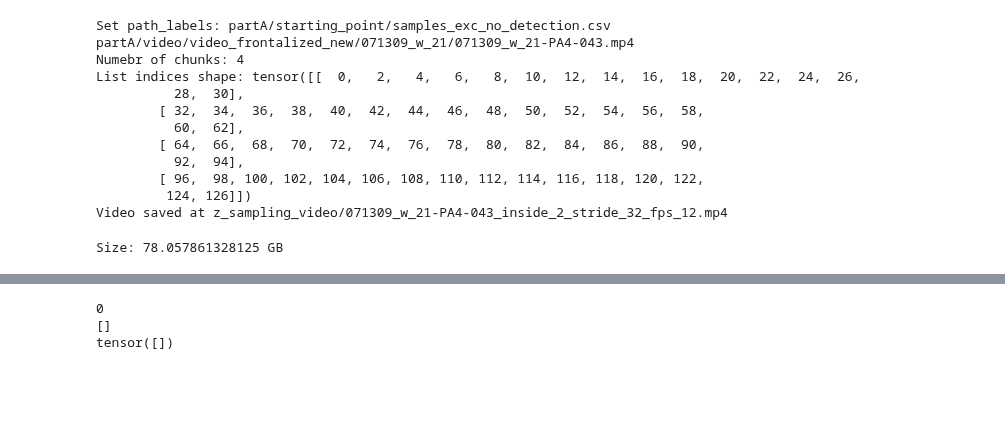
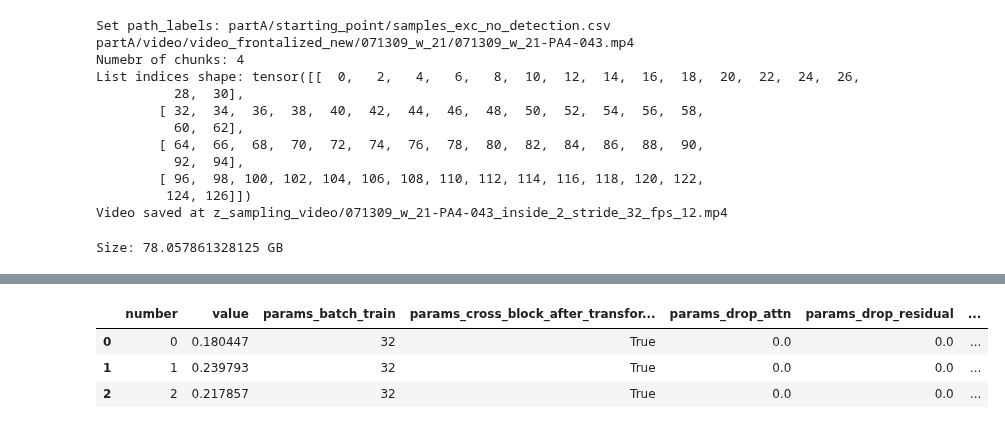
Before and after one commit to villifCoder559/PainAssessmentVideo, a Jupyter notebook: test.ipynb, the cells around one changed output, grey strips where cells are left out. Cells and saved outputs as stored; diff of their text form; code cells hidden in the pictures; blank space fills up the shorter version.

```diff
--- a/test.ipynb
+++ b/test.ipynb
@@ -258,8 +105,3 @@ list_subject_id torch.Size([69336])
-# %%
-import pickle
-pkl_path = "/media/villi/TOSHIBA EXT/video_Test/test_Mar_21/history_run_GRU100_1741962146/1741980821770_VIDEOMAE_v2_B_NONE_NONE_SLIDING_WINDOW_ATTENTIVE/k_fold_results.pkl"
-with open(pkl_path, 'rb') as f:
-  data_1 = pickle.load(f)
 # %%
 label_prediction_dict = {}
 np_labels = np.array(list_labels)
@@ -391,6 +172,0 @@ plt.show()
-# %%
-import pickle
-
-pkl_path = "/media/villi/TOSHIBA EXT/video_Test/test_Mar_21/history_run_concat_ATTENTIVE_ultron_1742226356/1742252022496_VIDEOMAE_v2_B_NONE_NONE_SLIDING_WINDOW_ATTENTIVE/k_fold_results.pkl"
-with open(pkl_path, 'rb') as f:
-  data_1 = pickle.load(f)
@@ -795,10 +559,12 @@ pose_emb_np_1d = pos_embs.get_1d_sincos_pos_embed(
-# %%
-import numpy as np
-mask = ~np.isclose(pose_emb_np,pose_emb_torch.numpy(),atol=1e-6)
-print(mask.sum())
-print(pose_emb_np[mask])
-print(pose_emb_torch[mask])
-# %% [output]
-0
-[]
-tensor([])
+# %%
+import pickle
+import optuna
+pkl_path = "study_test"
+with open(pkl_path, 'rb') as f:
+  study = pickle.load(f)
+study.trials_dataframe(attrs=('number', 'value', 'params', 'state'))
+# %% [output]
+|  | number | value | params_batch_train | params_cross_block_after_transfor... | params_drop_attn | params_drop_residual | ... |
+| 0 | 0 | 0.180447 | 32 | True | 0.0 | 0.0 | ... |
+| 1 | 1 | 0.239793 | 32 | True | 0.0 | 0.0 | ... |
+| 2 | 2 | 0.217857 | 32 | True | 0.0 | 0.0 | ... |
```
Also changed, not shown: parts of 25 cells of this notebook.
